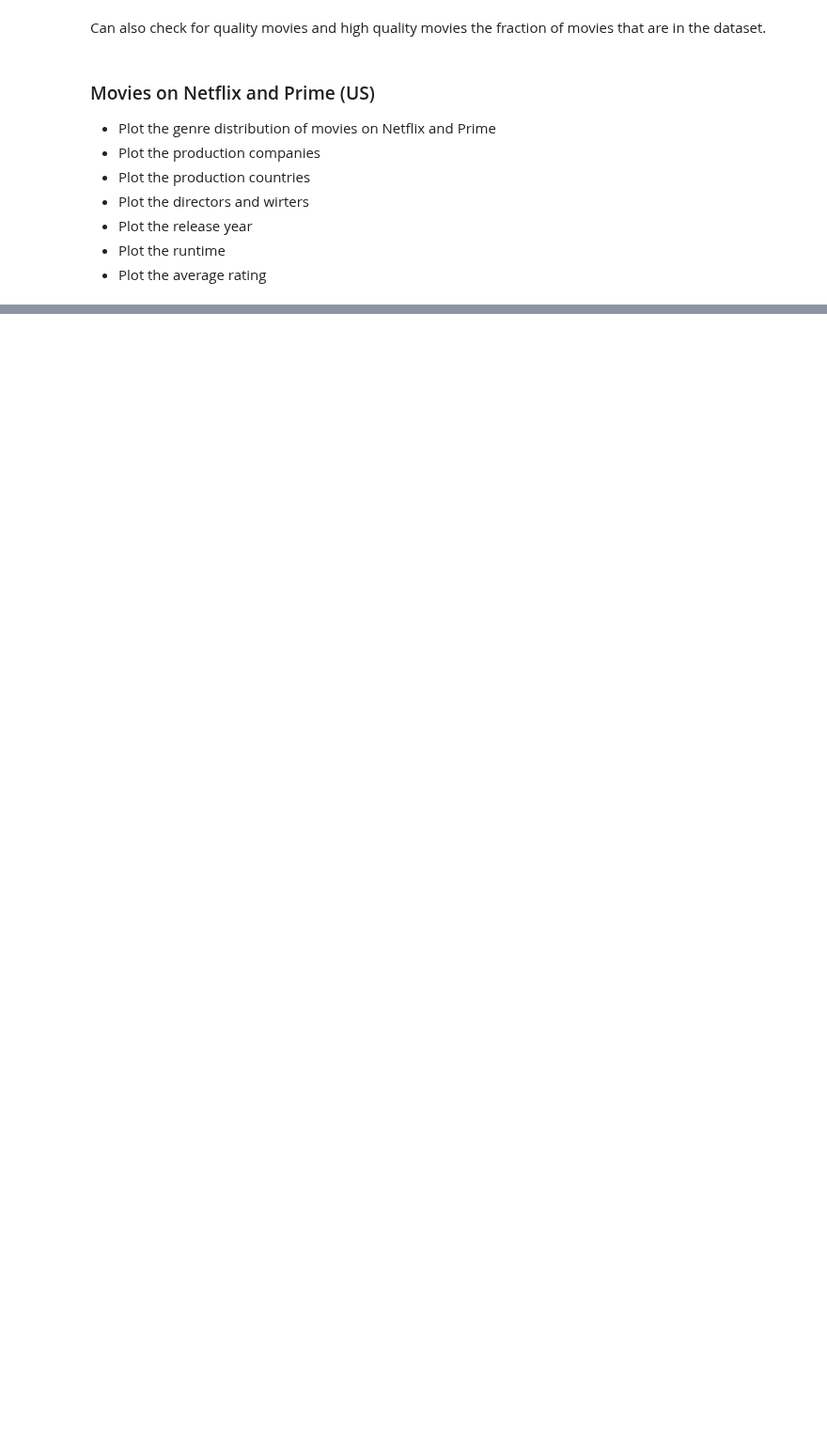
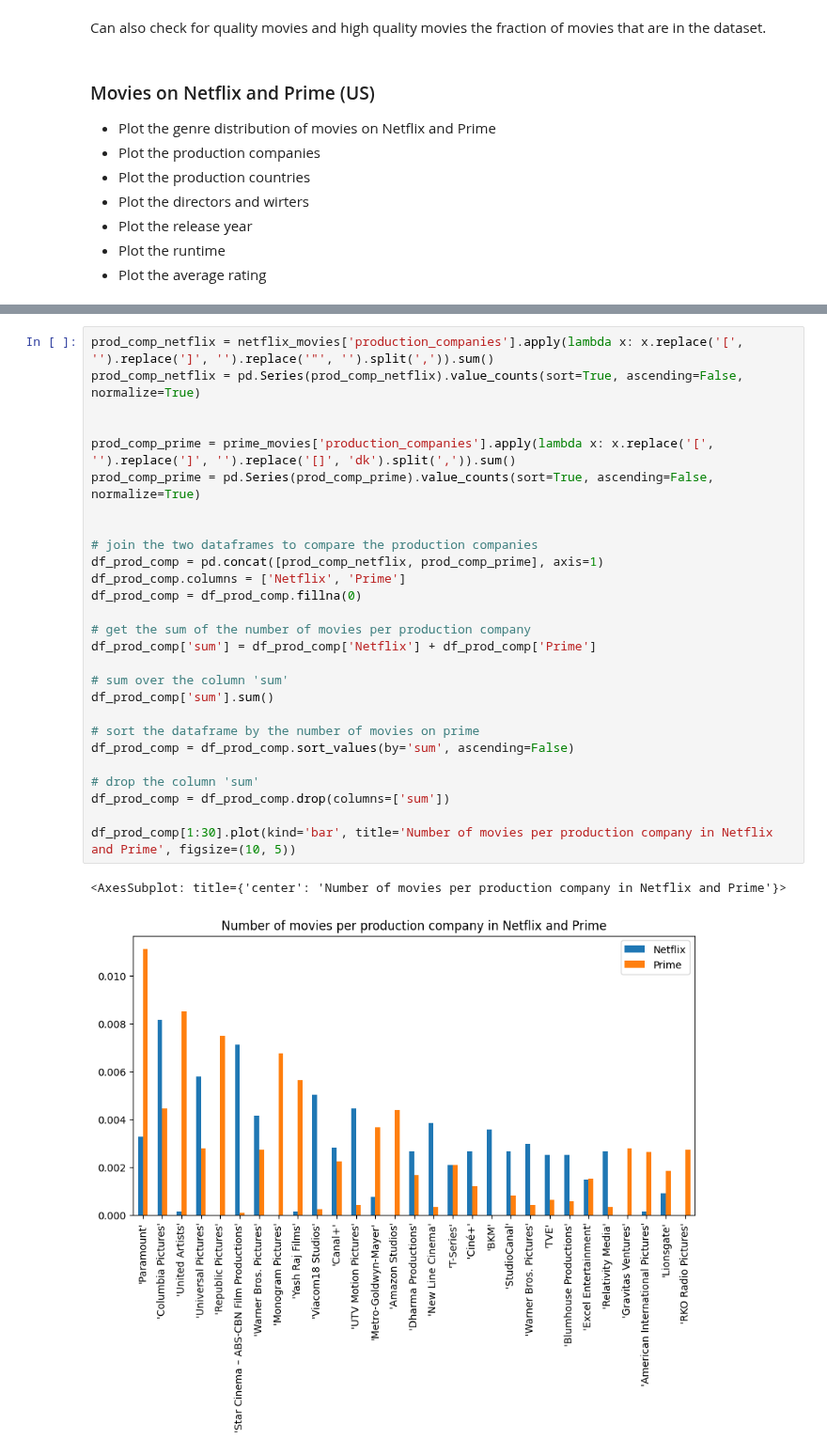
Before and after one commit to epfl-ada/ada-2022-project-lad3k, a Jupyter notebook: milestone3_part1.ipynb, the cells around one changed output, grey strips where cells are left out. Shown at 94% size. Drawn from its saved outputs; the diff is of its cells as text; blank space fills up the shorter version.

```diff
--- a/milestone3_part1.ipynb
+++ b/milestone3_part1.ipynb
@@ -167,0 +453,30 @@ P value < 1%, we can we reject the null hypothesis of equal population means. Ne
+# %%
+prod_comp_netflix = netflix_movies['production_companies'].apply(lambda x: x.replace('[', '').replace(']', '').replace('"', '').split(',')).sum()
+prod_comp_netflix = pd.Series(prod_comp_netflix).value_counts(sort=True, ascending=False, normalize=True)
+
+
+prod_comp_prime = prime_movies['production_companies'].apply(lambda x: x.replace('[', '').replace(']', '').replace('[]', 'dk').split(',')).sum()
+prod_comp_prime = pd.Series(prod_comp_prime).value_counts(sort=True, ascending=False, normalize=True)
+
+
+# join the two dataframes to compare the production companies
+df_prod_comp = pd.concat([prod_comp_netflix, prod_comp_prime], axis=1)
+df_prod_comp.columns = ['Netflix', 'Prime']
+df_prod_comp = df_prod_comp.fillna(0)
+
+# get the sum of the number of movies per production company
+df_prod_comp['sum'] = df_prod_comp['Netflix'] + df_prod_comp['Prime']
+
+# sum over the column 'sum'
+df_prod_comp['sum'].sum()
+
+# sort the dataframe by the number of movies on prime
+df_prod_comp = df_prod_comp.sort_values(by='sum', ascending=False)
+
+# drop the column 'sum'
+df_prod_comp = df_prod_comp.drop(columns=['sum'])
+
+df_prod_comp[1:30].plot(kind='bar', title='Number of movies per production company in Netflix and Prime', figsize=(10, 5))
+# %% [output]
+<AxesSubplot: title={'center': 'Number of movies per production company in Netflix and Prime'}>
+[figure, added]
```
Also changed, not shown: parts of 37 cells of this notebook, 1 other file.
